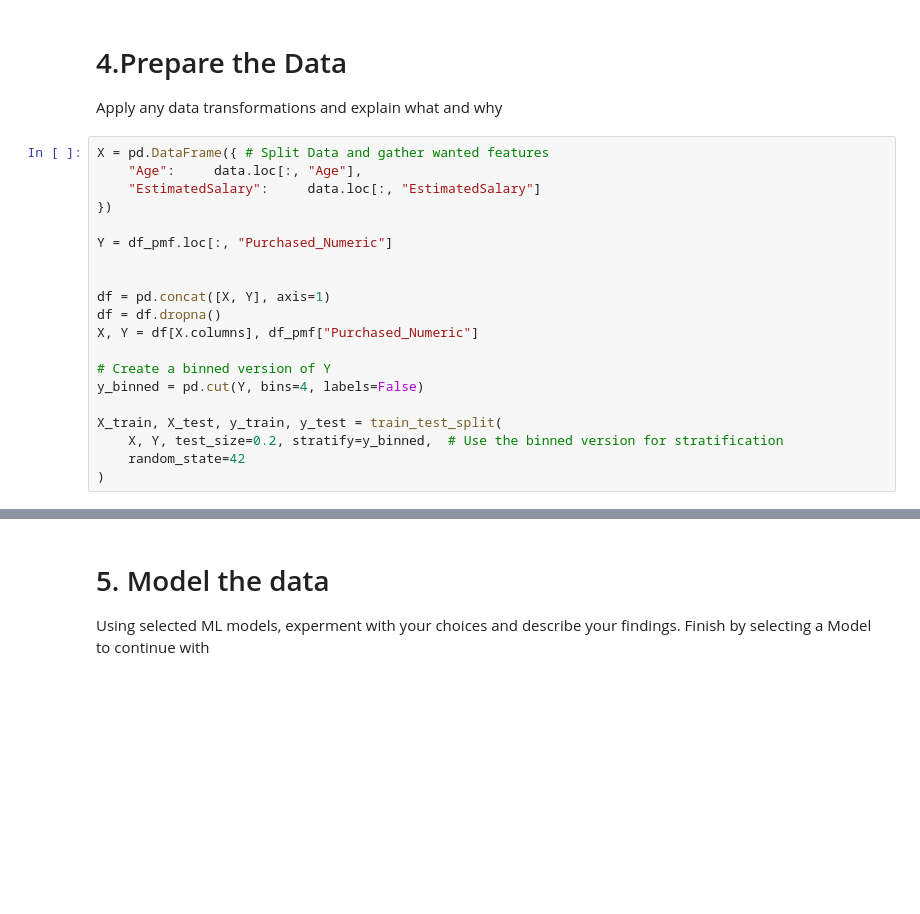
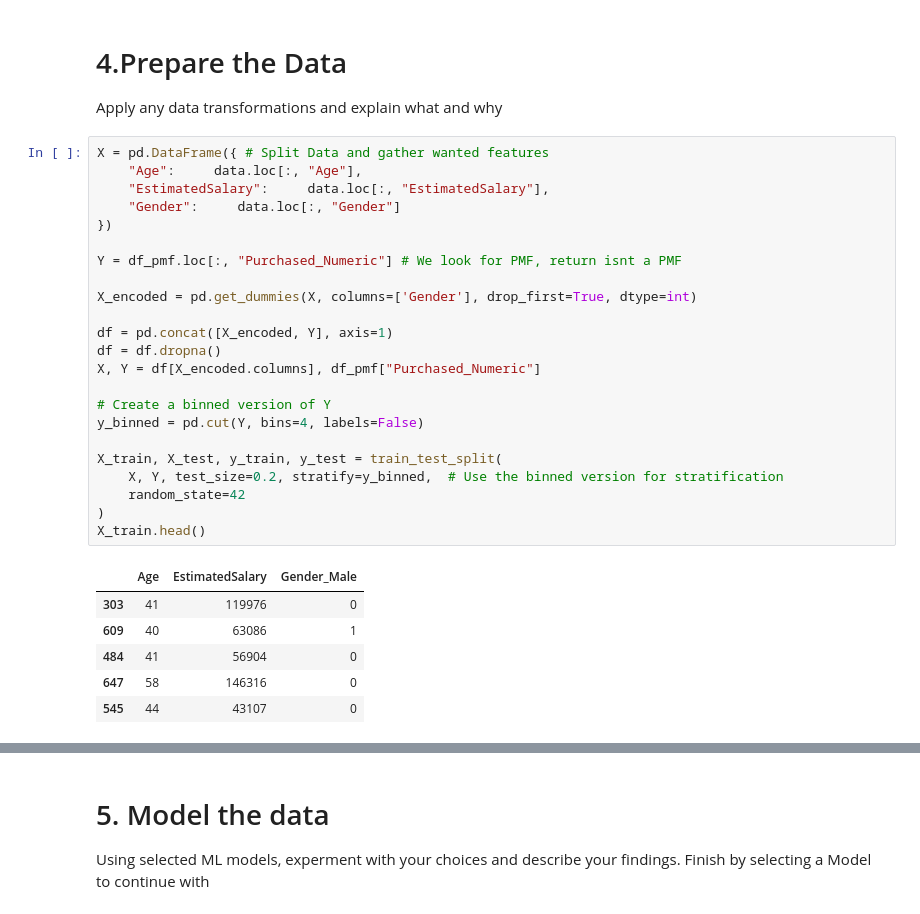
Before and after one commit to alanjit2/Machine-Learning-AI-Honors, a Jupyter notebook: Project_3/Project_3.ipynb, the cells around one changed output, grey strips where cells are left out. Saved outputs shown, nothing was run; the diff lists cells and outputs as text; blank space fills up the shorter version.

```diff
--- a/Project_3/Project_3.ipynb
+++ b/Project_3/Project_3.ipynb
@@ -171,20 +172,30 @@ Apply any data transformations and explain what and why
 # %%
 X = pd.DataFrame({ # Split Data and gather wanted features
     "Age":     data.loc[:, "Age"],
-    "EstimatedSalary":     data.loc[:, "EstimatedSalary"]
+    "EstimatedSalary":     data.loc[:, "EstimatedSalary"],
+    "Gender":     data.loc[:, "Gender"]
 })
 
-Y = df_pmf.loc[:, "Purchased_Numeric"]
+Y = df_pmf.loc[:, "Purchased_Numeric"] # We look for PMF, return isnt a PMF
 
+X_encoded = pd.get_dummies(X, columns=['Gender'], drop_first=True, dtype=int)
 
-df = pd.concat([X, Y], axis=1)
+df = pd.concat([X_encoded, Y], axis=1)
 df = df.dropna()
-X, Y = df[X.columns], df_pmf["Purchased_Numeric"]
+X, Y = df[X_encoded.columns], df_pmf["Purchased_Numeric"]
 
 # Create a binned version of Y
 y_binned = pd.cut(Y, bins=4, labels=False)
 
 X_train, X_test, y_train, y_test = train_test_split(
     X, Y, test_size=0.2, stratify=y_binned,  # Use the binned version for stratification
     random_state=42
 )
+X_train.head()
+# %% [output]
+|  | Age | EstimatedSalary | Gender_Male |
+| 303 | 41 | 119976 | 0 |
+| 609 | 40 | 63086 | 1 |
+| 484 | 41 | 56904 | 0 |
+| 647 | 58 | 146316 | 0 |
+| 545 | 44 | 43107 | 0 |
```
Also changed, not shown: parts of 27 cells of this notebook, 2 other files.
